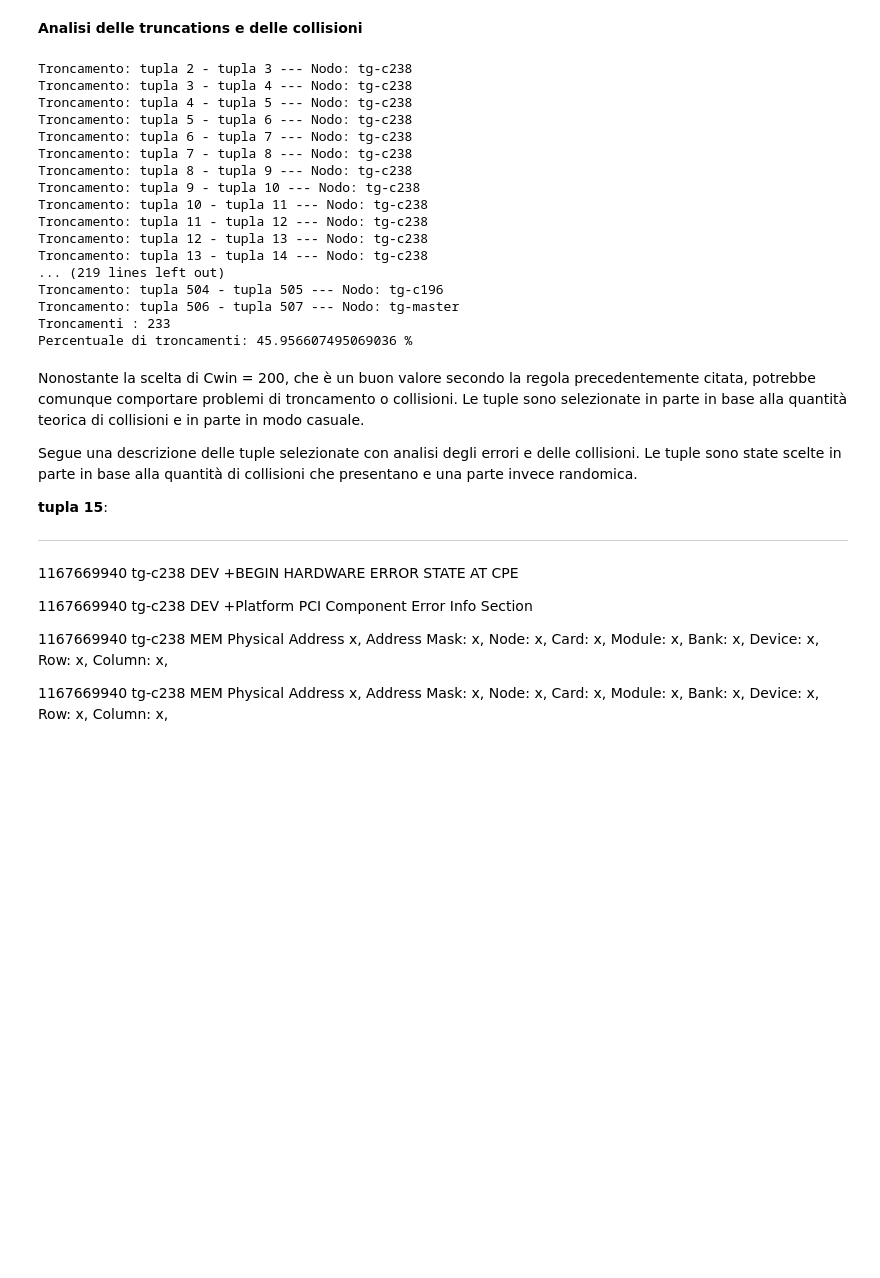
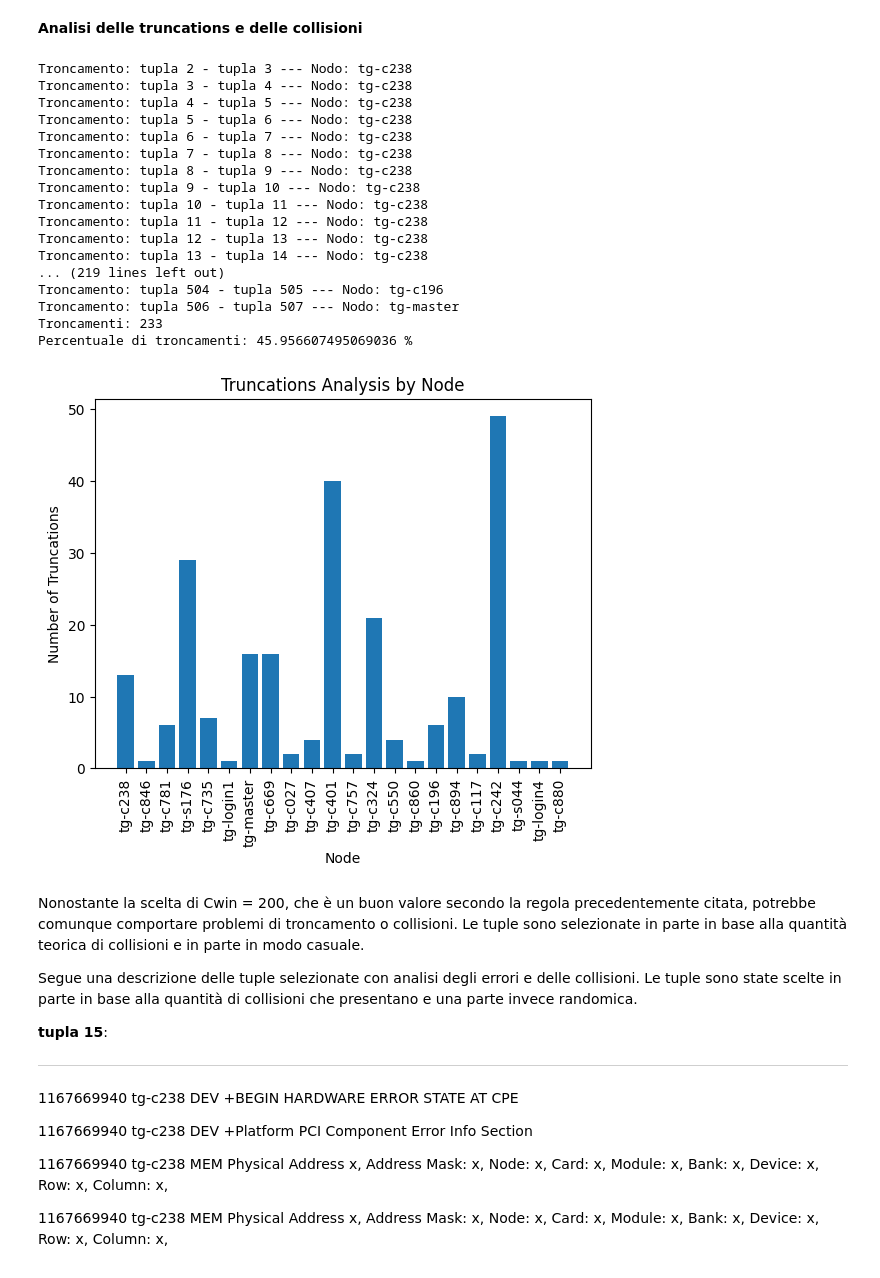
Before and after one commit to PaoloR96/IE, a Jupyter notebook: 6_FFDA/FFDA.ipynb, the cells around one changed output. Drawn from its saved outputs; the diff is of its cells as text; code cells hidden in the pictures; blank space fills up the shorter version.

```diff
--- a/6_FFDA/FFDA.ipynb
+++ b/6_FFDA/FFDA.ipynb
@@ -281,12 +281,15 @@ def process_tuples(directory, error_log_file, num_files, label):
 # %% [markdown]
 #6)Analisi Troncamento
 # %%
-def TruncationsAnalys(file_path):
+def TruncationsAnalysis(file_path):
     trunc_countLog = 0
     nodiLog = pd.read_csv(file_path)
 
     # Get unique values in the 'Tupla' column
     istanzeLog = nodiLog[nodiLog['Tupla'] != 'Tupla']['Tupla'].unique()
+
+    # Create a dictionary to store truncation counts for each node
+    truncation_counts = {}
 
     # Iterate over the unique values
     for i in range(len(istanzeLog) - 1):
@@ -301,10 +304,30 @@ def TruncationsAnalys(file_path):
 
         if (istanze_filtrate.iloc[-1]['Node'] == istanze_filtrate_next.iloc[0]['Node']):
             trunc_countLog += 1
-            print(f'Troncamento: tupla {t} - tupla {t_next} --- Nodo: {istanze_filtrate.iloc[-1]["Node"]}')
+            node = istanze_filtrate.iloc[-1]['Node']
+            print(f'Troncamento: tupla {t} - tupla {t_next} --- Nodo: {node}')
 
-    print('Troncamenti : ' + str(trunc_countLog))
+            # Update the truncation count for the current node
+            if node in truncation_counts:
+                truncation_counts[node] += 1
+            else:
+                truncation_counts[node] = 1
+
+    # Plotting with vertical text on y-axis
+    nodes = list(truncation_counts.keys())
+    counts = list(truncation_counts.values())
+
+    print('Troncamenti: ' + str(trunc_countLog))
     print('Percentuale di troncamenti: ' + str(trunc_countLog / len(istanzeLog) * 100) + ' %')
+
+    plt.bar(nodes, counts)
+    plt.xlabel('Node')
+    plt.ylabel('Number of Truncations')
+    plt.title('Truncations Analysis by Node')
+    plt.xticks(rotation='vertical')  # Rotate the x-axis labels vertically
+    plt.show()
+    nodes.clear()
+    counts.clear()
 # %% [markdown]
 #7)Ploat TTF & CDF Realibility
 # %%
@@ -635,25 +658,26 @@ Collisions Summary:
 # %%
 #5)Generazione dei troncamenti
 file_path_csv="/content/InfoSistemaMercury.csv"
-TruncationsAnalys(file_path_csv)
+TruncationsAnalysis(file_path_csv)
 # %% [output]
 Troncamento: tupla 2 - tupla 3 --- Nodo: tg-c238
 Troncamento: tupla 3 - tupla 4 --- Nodo: tg-c238
 Troncamento: tupla 4 - tupla 5 --- Nodo: tg-c238
 Troncamento: tupla 5 - tupla 6 --- Nodo: tg-c238
 Troncamento: tupla 6 - tupla 7 --- Nodo: tg-c238
 Troncamento: tupla 7 - tupla 8 --- Nodo: tg-c238
 Troncamento: tupla 8 - tupla 9 --- Nodo: tg-c238
 Troncamento: tupla 9 - tupla 10 --- Nodo: tg-c238
 Troncamento: tupla 10 - tupla 11 --- Nodo: tg-c238
 Troncamento: tupla 11 - tupla 12 --- Nodo: tg-c238
 Troncamento: tupla 12 - tupla 13 --- Nodo: tg-c238
 Troncamento: tupla 13 - tupla 14 --- Nodo: tg-c238
 ... (219 lines left out)
 Troncamento: tupla 504 - tupla 505 --- Nodo: tg-c196
 Troncamento: tupla 506 - tupla 507 --- Nodo: tg-master
-Troncamenti : 233
+Troncamenti: 233
 Percentuale di troncamenti: 45.956607495069036 %
+[figure, added]
 # %% [markdown]
 Nonostante la scelta di Cwin = 200, che è un buon valore secondo la regola precedentemente citata, potrebbe comunque comportare problemi di troncamento o collisioni. Le tuple sono selezionate in parte in base alla quantità teorica di collisioni e in parte in modo casuale.
 
```
Also changed, not shown: parts of 1 cell of this notebook.
